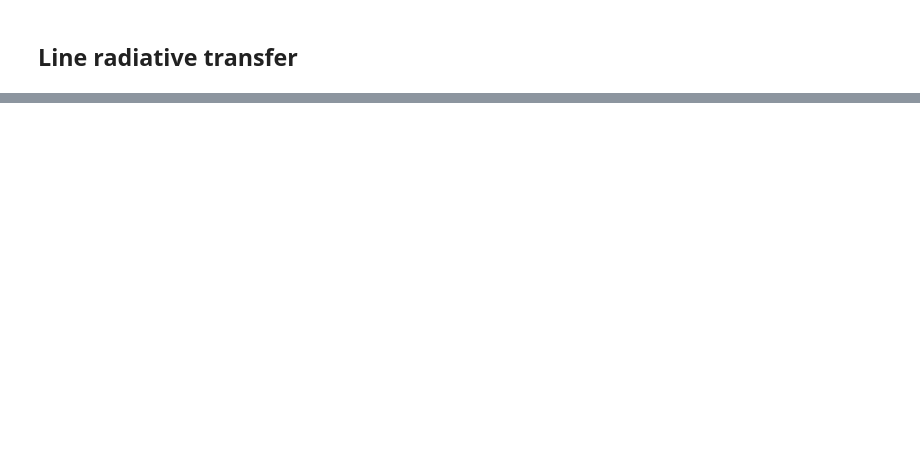
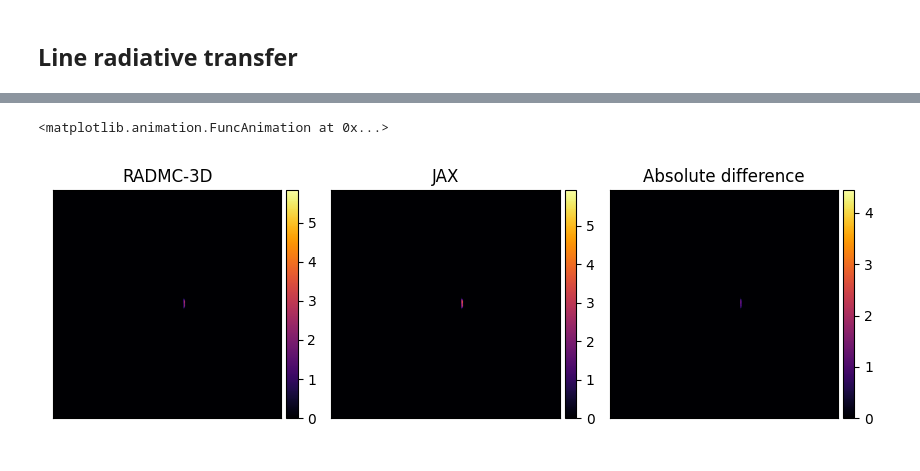
Before and after one commit to pi-vision/radjax, a Jupyter notebook: notebooks/render_spectral_cube.ipynb, the cells around one changed output, grey strips where cells are left out. Cells and saved outputs as stored; diff of their text form; code cells hidden in the pictures; blank space fills up the shorter version.

```diff
--- a/notebooks/render_spectral_cube.ipynb
+++ b/notebooks/render_spectral_cube.ipynb
@@ -85,0 +96,9 @@ interactive(children=(IntSlider(value=24, description='frame', max=49), Output()
+# %%
+fig, axes = plt.subplots(1,3,sharey=True, figsize=(8.5,3))
+movie_list = [cube.data, images, np.abs(cube.data-images)]
+titles = ['RADMC-3D', 'JAX', 'Absolute difference']
+output = 'gifs/radmc_jax_comparison_nfreq{}_nray{}.gif'.format(linenlam, nray)
+visualization.animate_movies_synced(movie_list, axes, fov=fov, vmin=[0.0]*3, cmaps='inferno', titles=titles, output=output)
+# %% [output]
+<matplotlib.animation.FuncAnimation at 0x...>
+[figure, added]
```
Also changed, not shown: parts of 9 cells of this notebook, 6 other files.
